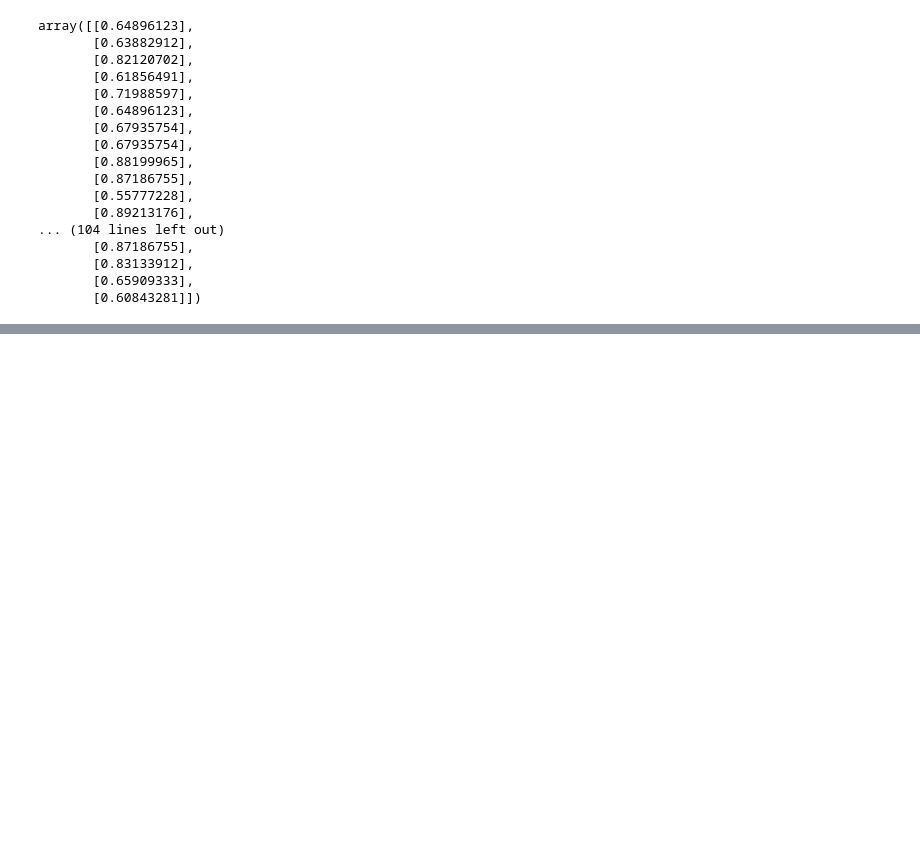
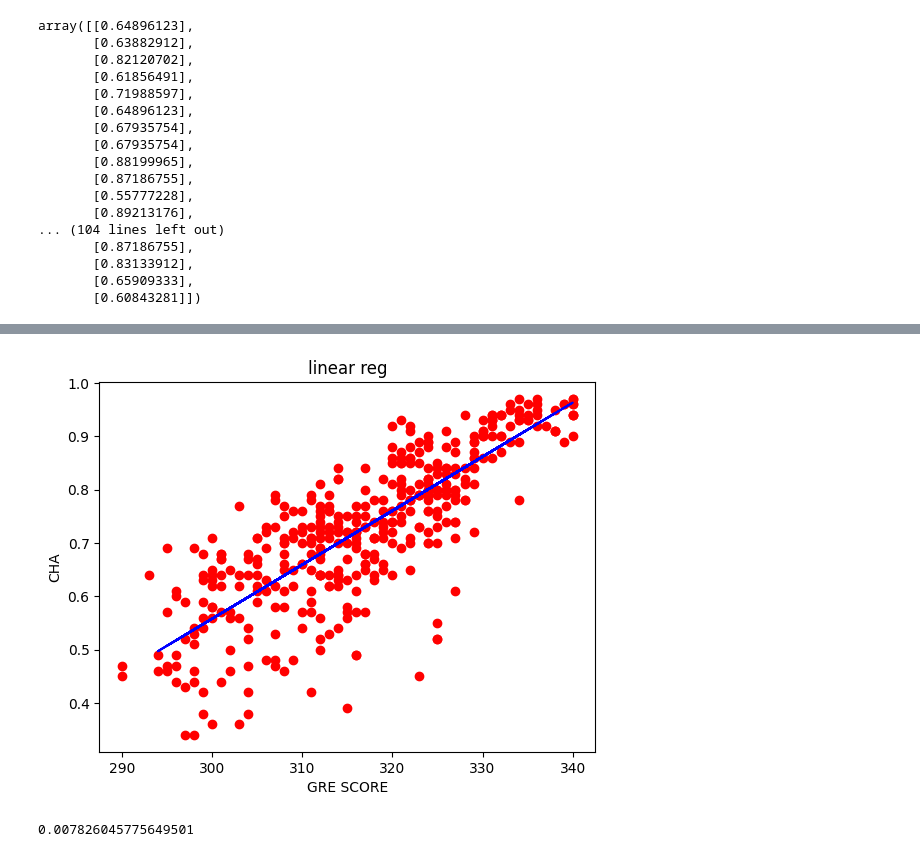
Before and after one commit to julfarsharif/Data-analytics-with-python, a Jupyter notebook: Linear Regretion.ipynb, the cells around one changed output, grey strips where cells are left out. Cells and saved outputs as stored; diff of their text form; code cells hidden in the pictures; blank space fills up the shorter version.

```diff
--- a/Linear Regretion.ipynb
+++ b/Linear Regretion.ipynb
@@ -9,7 +9,7 @@ import matplotlib.pyplot as plt
 # %%
 %matplotlib inline
 # %%
-ds=pd.read_csv("C:\\Users\\aedpu\\OneDrive\\Documents\\Admission_Predict (1).csv")
+ds=pd.read_csv("C:\\Users\\Admin\\Documents\\Admission_Predict.csv")
 # %%
 ds
 # %% [output]
@@ -198,0 +253,9 @@ array([[0.64896123],
+# %%
+plt.scatter(x,y,color='red')
+plt.plot(x_test,y_predict,color='blue')
+plt.xlabel('GRE SCORE')
+plt.ylabel('CHA')
+plt.title('linear reg')
+plt.show()
+# %% [output]
+[figure, added]
@@ -198,0 +264,4 @@ array([[0.64896123],
+# %%
+mean_squared_error(y_test,y_predict)
+# %% [output]
+0.007826045775649501
```
Also changed, not shown: parts of 7 cells of this notebook.
